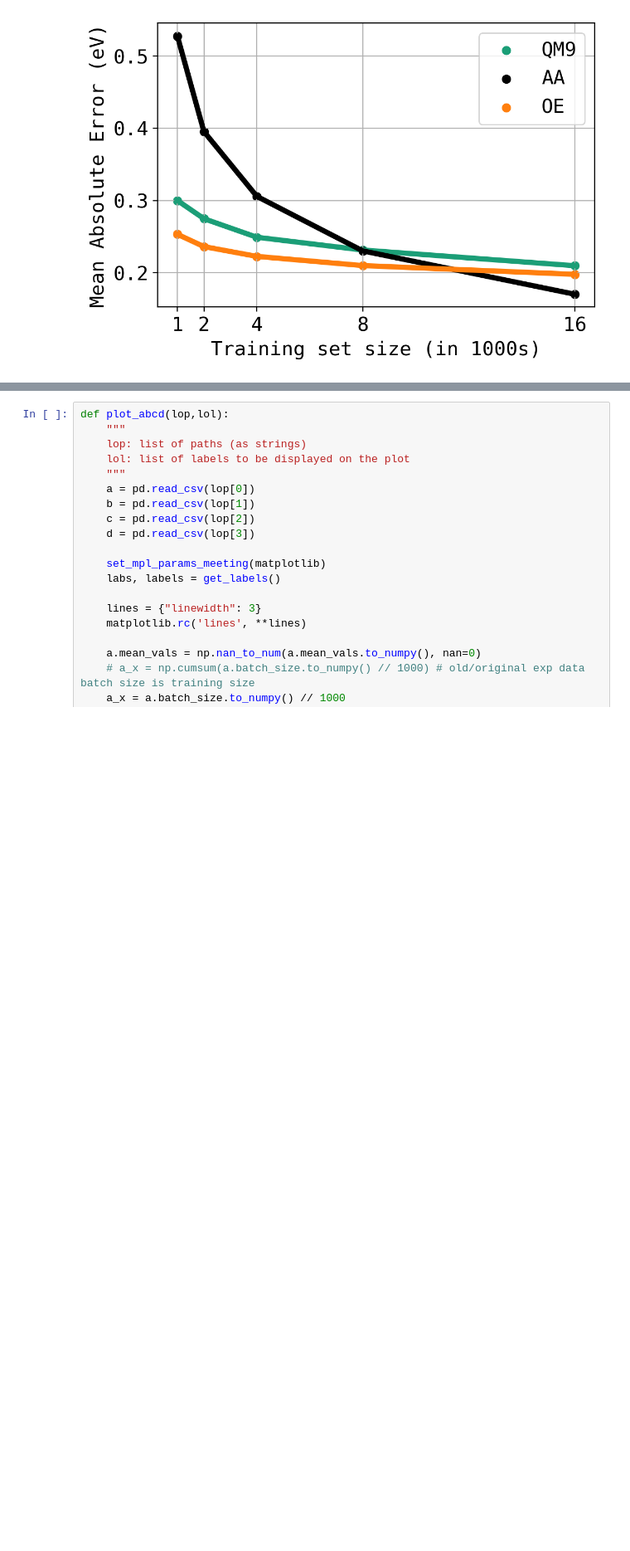
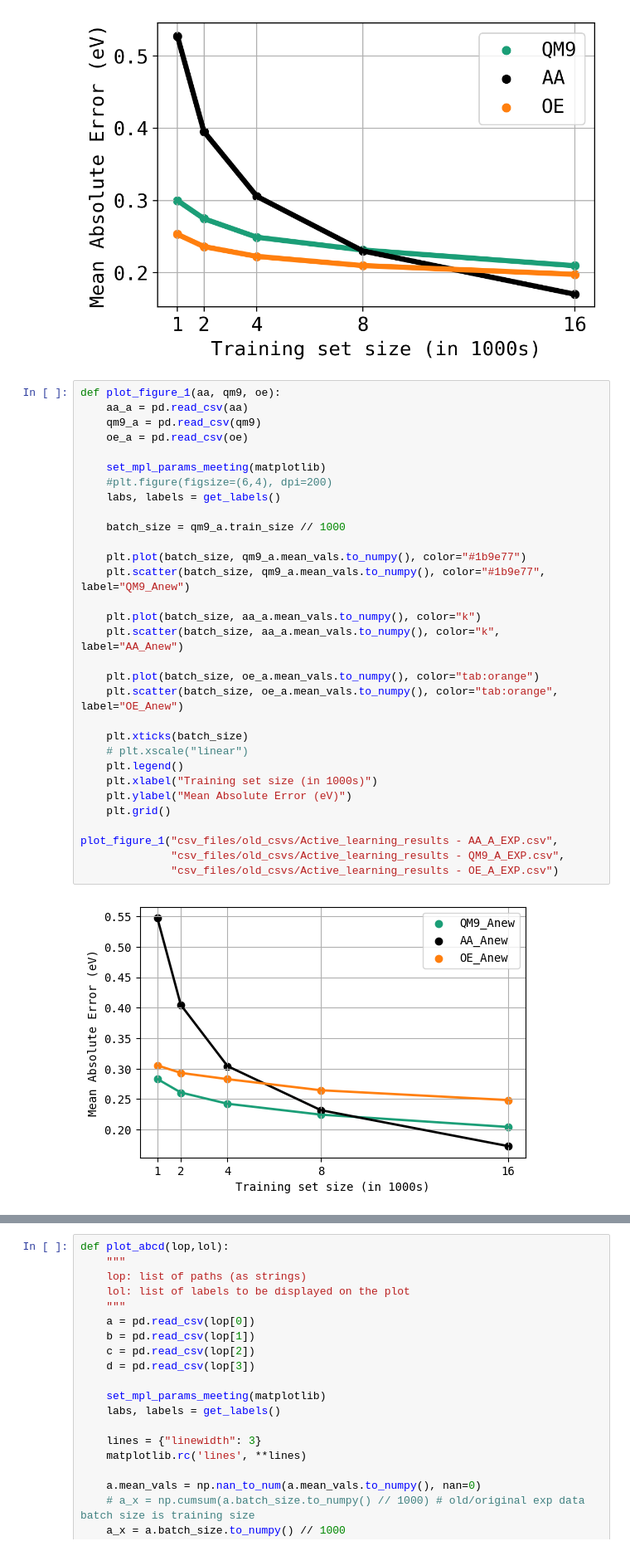
Before and after one commit to kunalghosh/Multi_Fidelity_Prediction_GP, a Jupyter notebook: mfgp/task1_new/puhti_runs/MakePlots.ipynb, the cells around one changed output, grey strips where cells are left out. Shown at 83% size. Cells and saved outputs as stored; diff of their text form; blank space fills up the shorter version.

```diff
--- a/mfgp/task1_new/puhti_runs/MakePlots.ipynb
+++ b/mfgp/task1_new/puhti_runs/MakePlots.ipynb
@@ -473,3 +473,36 @@ plot_figure_1("csv_files/old_csvs/Active_learning_results - AA_A_EXP_old.csv",
 # %% [output]
 <Figure size 1200x800 with 0 Axes>
 [figure]
+# %%
+def plot_figure_1(aa, qm9, oe):
+    aa_a = pd.read_csv(aa)
+    qm9_a = pd.read_csv(qm9)
+    oe_a = pd.read_csv(oe)
+
+    set_mpl_params_meeting(matplotlib)
+    #plt.figure(figsize=(6,4), dpi=200)
+    labs, labels = get_labels()
+
+    batch_size = qm9_a.train_size // 1000
+
+    plt.plot(batch_size, qm9_a.mean_vals.to_numpy(), color="#1b9e77")
+    plt.scatter(batch_size, qm9_a.mean_vals.to_numpy(), color="#1b9e77", label="QM9_Anew")
+
+    plt.plot(batch_size, aa_a.mean_vals.to_numpy(), color="k")
+    plt.scatter(batch_size, aa_a.mean_vals.to_numpy(), color="k", label="AA_Anew")
+
+    plt.plot(batch_size, oe_a.mean_vals.to_numpy(), color="tab:orange")
+    plt.scatter(batch_size, oe_a.mean_vals.to_numpy(), color="tab:orange", label="OE_Anew")
+
+    plt.xticks(batch_size)
+    # plt.xscale("linear")
+    plt.legend()
+    plt.xlabel("Training set size (in 1000s)")
+    plt.ylabel("Mean Absolute Error (eV)")
+    plt.grid()
+
+plot_figure_1("csv_files/old_csvs/Active_learning_results - AA_A_EXP.csv",
+              "csv_files/old_csvs/Active_learning_results - QM9_A_EXP.csv",
+              "csv_files/old_csvs/Active_learning_results - OE_A_EXP.csv")
+# %% [output]
+[figure, added]
```
Also changed, not shown: parts of 20 cells of this notebook, 2 other files.
